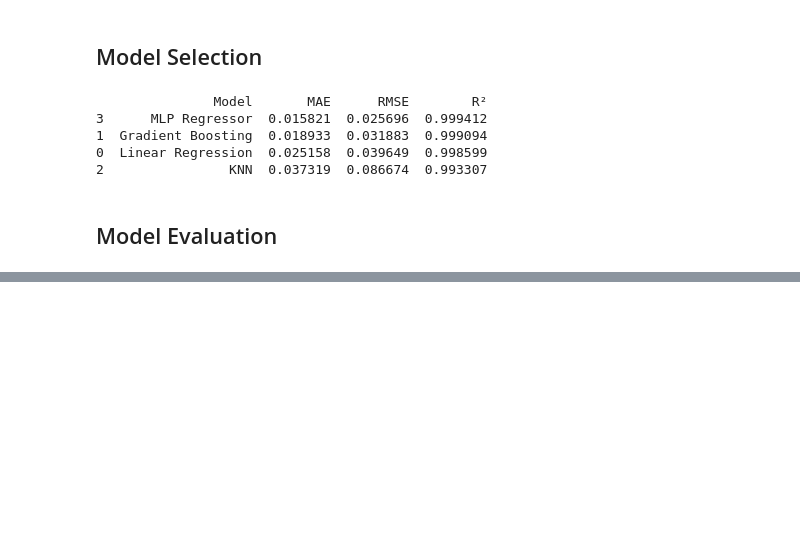
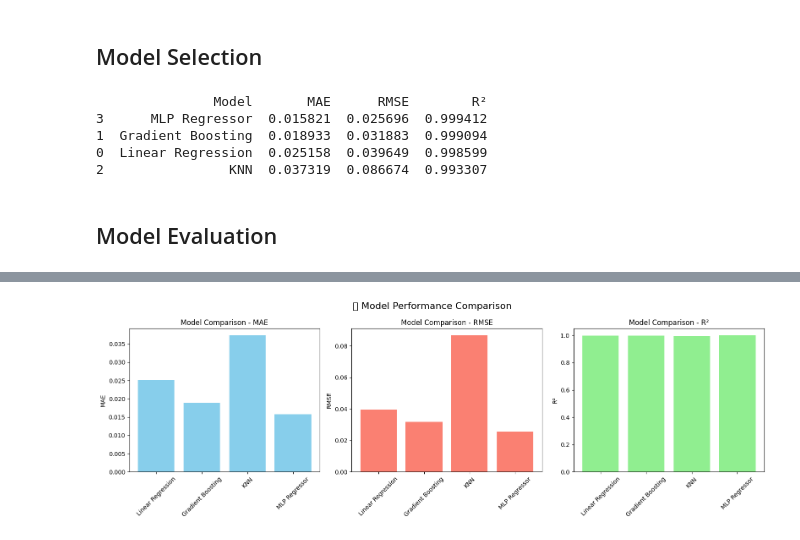
Before and after one commit to gowtham-dd/Project_3-HousePrediction, a Jupyter notebook: proj3.ipynb, the cells around one changed output, grey strips where cells are left out. Drawn from its saved outputs; the diff is of its cells as text; code cells hidden in the pictures; blank space fills up the shorter version.

```diff
--- a/proj3.ipynb
+++ b/proj3.ipynb
@@ -265,0 +295,21 @@ plt.show()
+# %%
+import matplotlib.pyplot as plt
+
+# Assuming results_df is your previous DataFrame with MAE, RMSE, R²
+metrics = ["MAE", "RMSE", "R²"]
+colors = ["skyblue", "salmon", "lightgreen"]
+
+plt.figure(figsize=(16, 5))
+
+for i, metric in enumerate(metrics):
+    plt.subplot(1, 3, i + 1)
+    plt.bar(results_df["Model"], results_df[metric], color=colors[i])
+    plt.title(f"Model Comparison - {metric}")
+    plt.xticks(rotation=45)
+    plt.ylabel(metric)
+    plt.tight_layout()
+
+plt.suptitle("📊 Model Performance Comparison", fontsize=16, y=1.05)
+plt.show()
+# %% [output]
+[figure, added]
```
Also changed, not shown: parts of 4 cells of this notebook.
